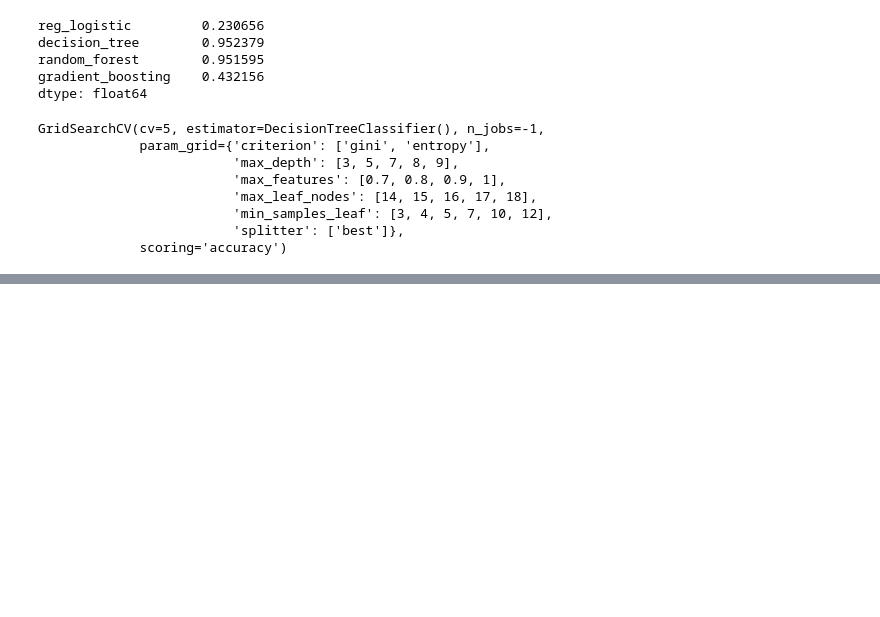
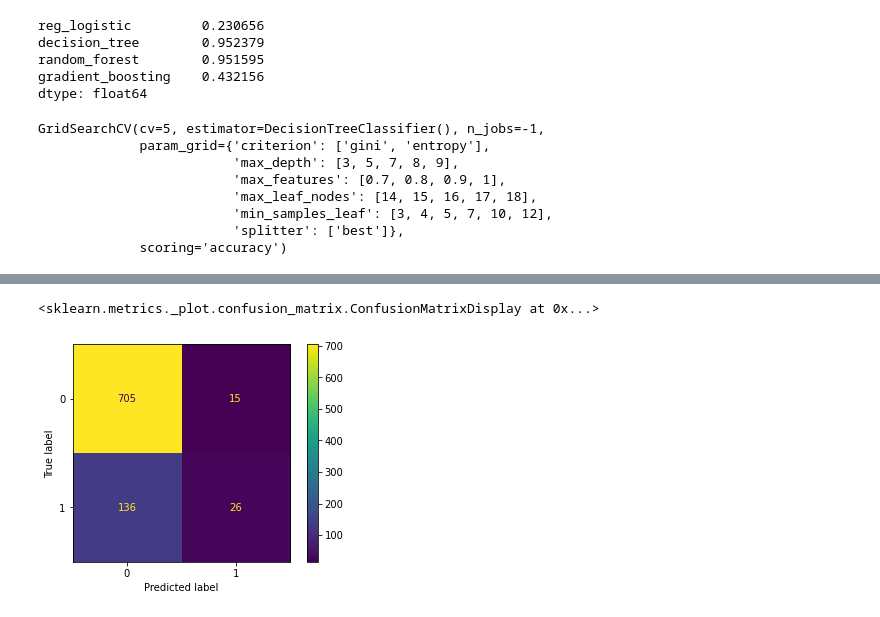
Before and after one commit to jsebastianzm/HR_T1_Analitica, a Jupyter notebook: d_seleccion_de_variables.ipynb, the cells around one changed output, grey strips where cells are left out. Cells and saved outputs as stored; diff of their text form; code cells hidden in the pictures; blank space fills up the shorter version.

```diff
--- a/d_seleccion_de_variables.ipynb
+++ b/d_seleccion_de_variables.ipynb
@@ -226,8 +234,7 @@ pd_resultados[["params","mean_test_score"]].sort_values(by="mean_test_score", as
 # %%
-# rf_final = joblib.load("rf_final.pkl")
-# m_lreg = joblib.load("m_lreg.pkl")
-# list_cat=joblib.load("list_cat.pkl")
-# list_dummies=joblib.load("list_dummies.pkl")
-# var_names=joblib.load("var_names.pkl")
-# scaler=joblib.load("scaler.pkl")
+decision_tree_final = joblib.load("decision_tree_final.pkl")
+list_cat=joblib.load("list_cat.pkl")
+list_dummies=joblib.load("list_dummies.pkl")
+var_names=joblib.load("var_names.pkl")
+scaler=joblib.load("scaler.pkl")
 # %%
@@ -237,3 +242,3 @@ pd_resultados[["params","mean_test_score"]].sort_values(by="mean_test_score", as
 # %%
-# # Separación en conjuntos de entrenamiento y validación con 80% de muestras para entrenamiento
-# x_train, x_test, y_train, y_test = train_test_split(x, y, test_size=0.2, random_state=1)
+# Separación en conjuntos de entrenamiento y validación con 80% de muestras para entrenamiento
+x_train, x_test, y_train, y_test = train_test_split(X_mod, y, test_size=0.2, random_state=1)
@@ -248,0 +245,2 @@ pd_resultados[["params","mean_test_score"]].sort_values(by="mean_test_score", as
+# %%
+decision_tree_final.fit(x_train, y_train)
@@ -248,0 +276,9 @@ pd_resultados[["params","mean_test_score"]].sort_values(by="mean_test_score", as
+# %%
+# Matriz de confusion
+cm1= confusion_matrix(y_test, decision_tree_final.predict(x_test))
+# Visualización de la matriz de confusion
+cm1_display = ConfusionMatrixDisplay(confusion_matrix = cm1)
+cm1_display.plot()
+# %% [output]
+<sklearn.metrics._plot.confusion_matrix.ConfusionMatrixDisplay at 0x...>
+[figure, added]
```
Also changed, not shown: parts of 16 cells of this notebook, 6 other files.
